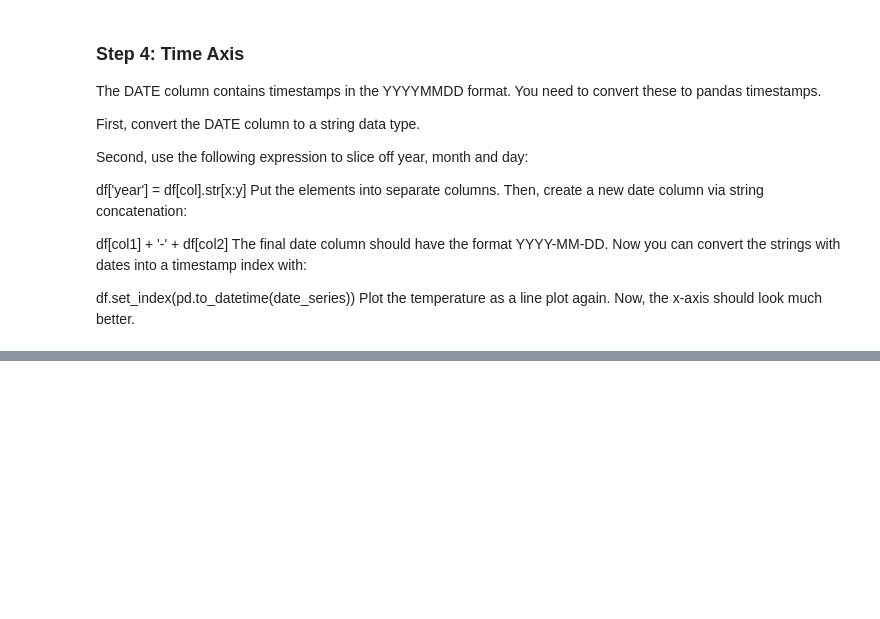
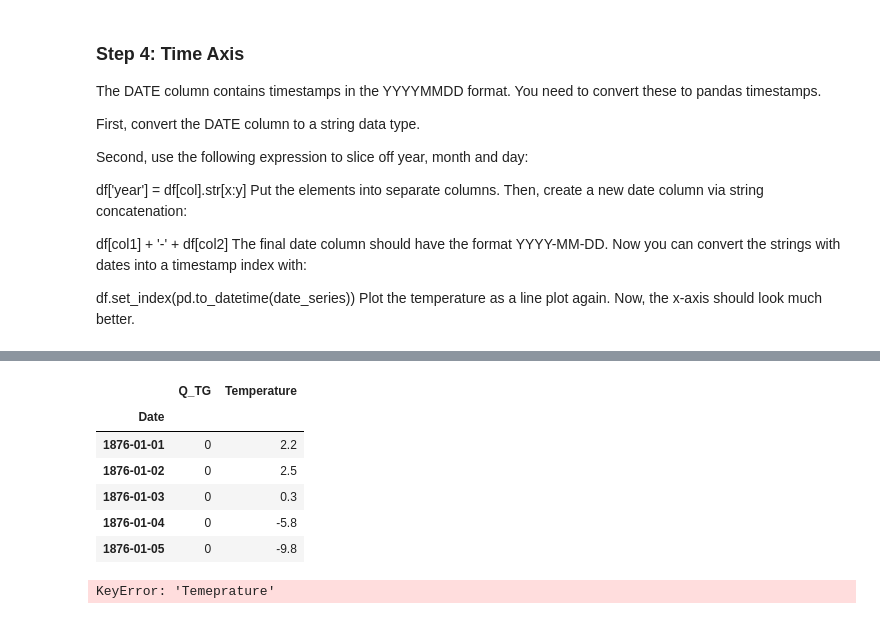
Before and after one commit to Melvin2306/code-lu-data-science, a Jupyter notebook: tasks/2.1 Climate Stripes.ipynb, the cells around one changed output, grey strips where cells are left out. Drawn from its saved outputs; the diff is of its cells as text; code cells hidden in the pictures; blank space fills up the shorter version.

```diff
--- a/tasks/2.1 Climate Stripes.ipynb
+++ b/tasks/2.1 Climate Stripes.ipynb
@@ -105,0 +127,15 @@ df.head()
+# %%
+df.head()
+# %% [output]
+|  | Q_TG | Temperature |
+| Date |  |  |
+| 1876-01-01 | 0 | 2.2 |
+| 1876-01-02 | 0 | 2.5 |
+| 1876-01-03 | 0 | 0.3 |
+| 1876-01-04 | 0 | -5.8 |
+| 1876-01-05 | 0 | -9.8 |
+# %%
+df.plot(y='Temeprature',color='blue')
+plt.show()
+# %% [output]
+KeyError: 'Temeprature'
```
Also changed, not shown: parts of 8 cells of this notebook.
